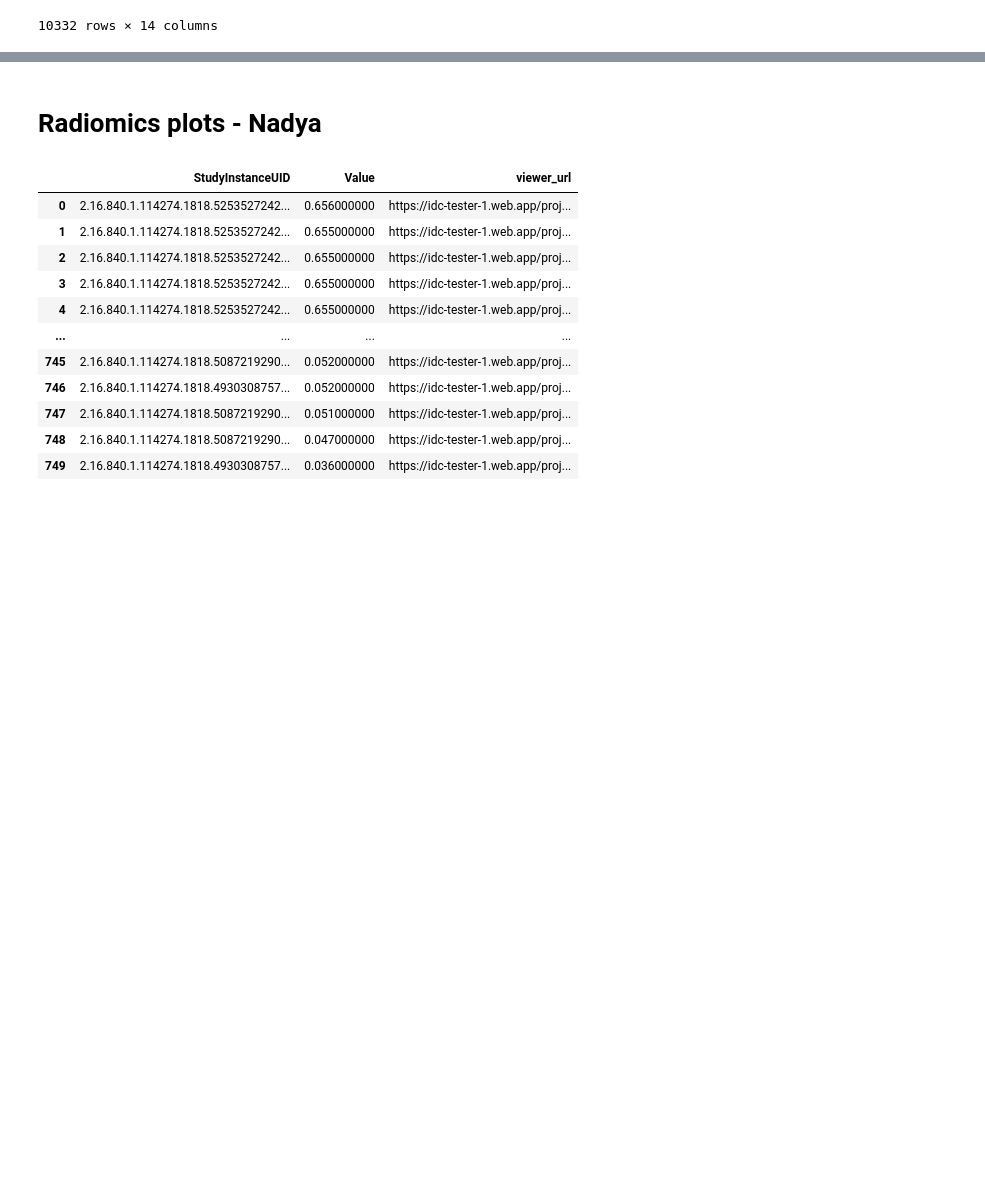
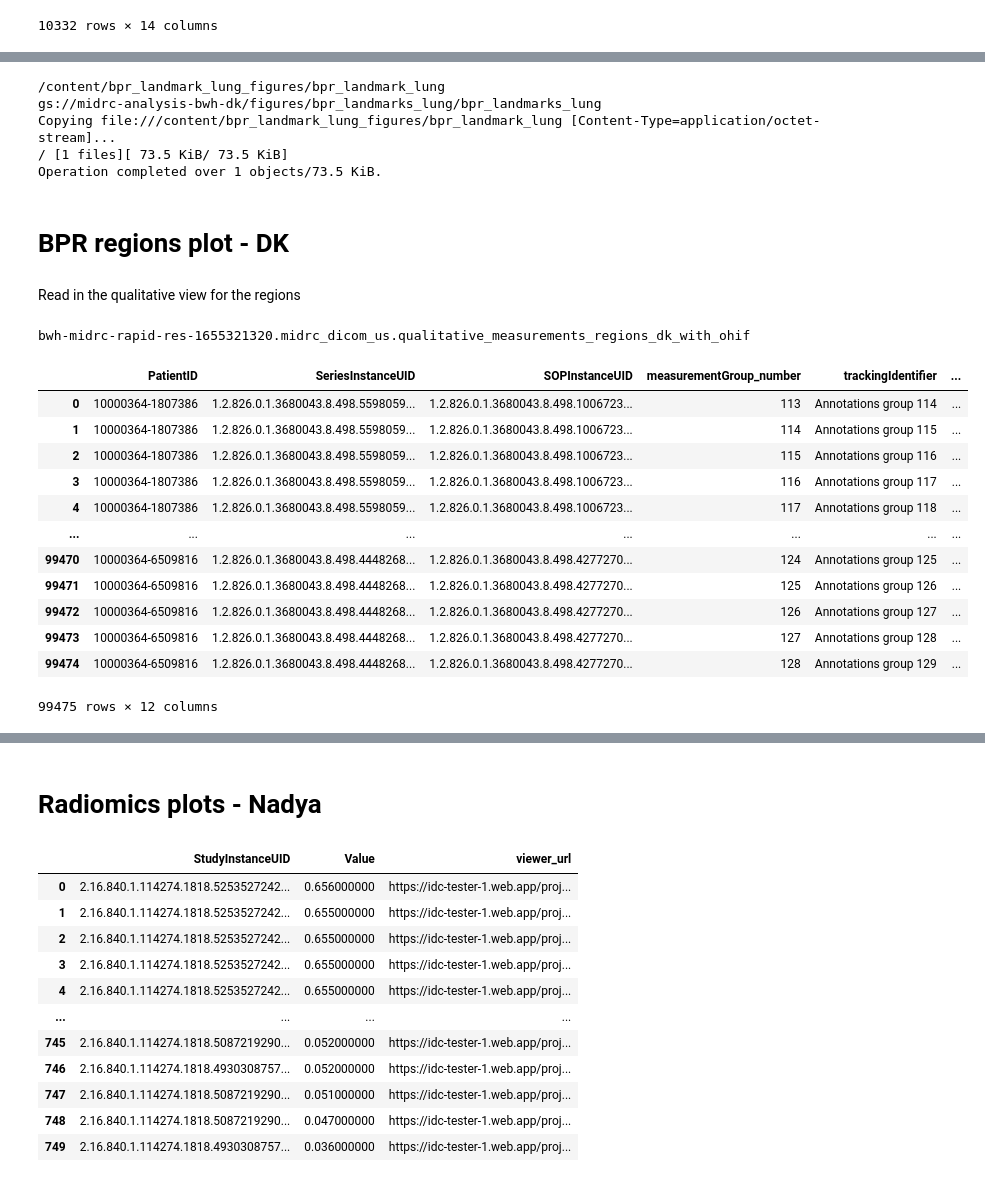
Before and after one commit to deepakri201/MIDRC_colab, a Jupyter notebook: MIDRC_df_plotting.ipynb, the cells around one changed output, grey strips where cells are left out. Saved outputs shown, nothing was run; the diff lists cells and outputs as text; code cells hidden in the pictures; blank space fills up the shorter version.

```diff
--- a/MIDRC_df_plotting.ipynb
+++ b/MIDRC_df_plotting.ipynb
@@ -982,0 +1490,52 @@ Operation completed over 1 objects/803.9 KiB.
+# %%
+# Upload to bucket
+
+input_filename = os.path.join(output_folder,'bpr_landmark_lung')
+output_filename = os.path.join("gs://",bucket_name,"figures","bpr_landmarks_lung",'bpr_landmarks_lung')
+print(input_filename)
+print(output_filename)
+!gsutil cp $input_filename $output_filename
+# %% [output]
+/content/bpr_landmark_lung_figures/bpr_landmark_lung
+gs://midrc-analysis-bwh-dk/figures/bpr_landmarks_lung/bpr_landmarks_lung
+Copying file:///content/bpr_landmark_lung_figures/bpr_landmark_lung [Content-Type=application/octet-stream]...
+/ [1 files][ 73.5 KiB/ 73.5 KiB]
+Operation completed over 1 objects/73.5 KiB.
+# %% [markdown]
+# BPR regions plot - DK
+# %% [markdown]
+Read in the qualitative view for the regions
+# %%
+table_id = '.'.join([project_name, dataset_table_id, qualitative_measurements_regions_table_with_ohif])
+print(table_id)
+
+client = bigquery.Client(project=project_name)
+
+query_view = f"""
+  SELECT
+    *
+  FROM
+    {table_id};
+  """
+
+job_config = bigquery.QueryJobConfig()
+result = client.query(query_view, job_config=job_config)
+bpr_regions_df = result.to_dataframe(create_bqstorage_client=True)
+# %% [output]
+bwh-midrc-rapid-res-1655321320.midrc_dicom_us.qualitative_measurements_regions_dk_with_ohif
+# %%
+bpr_regions_df
+# %% [output]
+|  | PatientID | SeriesInstanceUID | SOPInstanceUID | measurementGroup_number | trackingIdentifier | ... |
+| 0 | 10000364-1807386 | 1.2.826.0.1.3680043.8.498.5598059... | 1.2.826.0.1.3680043.8.498.1006723... | 113 | Annotations group 114 | ... |
+| 1 | 10000364-1807386 | 1.2.826.0.1.3680043.8.498.5598059... | 1.2.826.0.1.3680043.8.498.1006723... | 114 | Annotations group 115 | ... |
+| 2 | 10000364-1807386 | 1.2.826.0.1.3680043.8.498.5598059... | 1.2.826.0.1.3680043.8.498.1006723... | 115 | Annotations group 116 | ... |
+| 3 | 10000364-1807386 | 1.2.826.0.1.3680043.8.498.5598059... | 1.2.826.0.1.3680043.8.498.1006723... | 116 | Annotations group 117 | ... |
+| 4 | 10000364-1807386 | 1.2.826.0.1.3680043.8.498.5598059... | 1.2.826.0.1.3680043.8.498.1006723... | 117 | Annotations group 118 | ... |
+| ... | ... | ... | ... | ... | ... | ... |
+| 99470 | 10000364-6509816 | 1.2.826.0.1.3680043.8.498.4448268... | 1.2.826.0.1.3680043.8.498.4277270... | 124 | Annotations group 125 | ... |
+| 99471 | 10000364-6509816 | 1.2.826.0.1.3680043.8.498.4448268... | 1.2.826.0.1.3680043.8.498.4277270... | 125 | Annotations group 126 | ... |
+| 99472 | 10000364-6509816 | 1.2.826.0.1.3680043.8.498.4448268... | 1.2.826.0.1.3680043.8.498.4277270... | 126 | Annotations group 127 | ... |
+| 99473 | 10000364-6509816 | 1.2.826.0.1.3680043.8.498.4448268... | 1.2.826.0.1.3680043.8.498.4277270... | 127 | Annotations group 128 | ... |
+| 99474 | 10000364-6509816 | 1.2.826.0.1.3680043.8.498.4448268... | 1.2.826.0.1.3680043.8.498.4277270... | 128 | Annotations group 129 | ... |
+99475 rows × 12 columns
```
Also changed, not shown: parts of 37 cells of this notebook.
